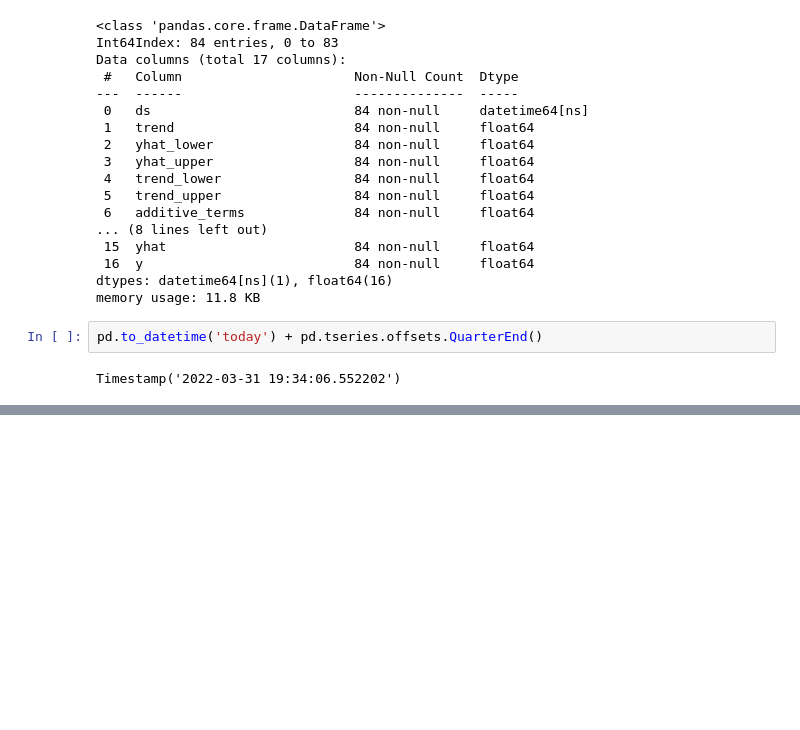
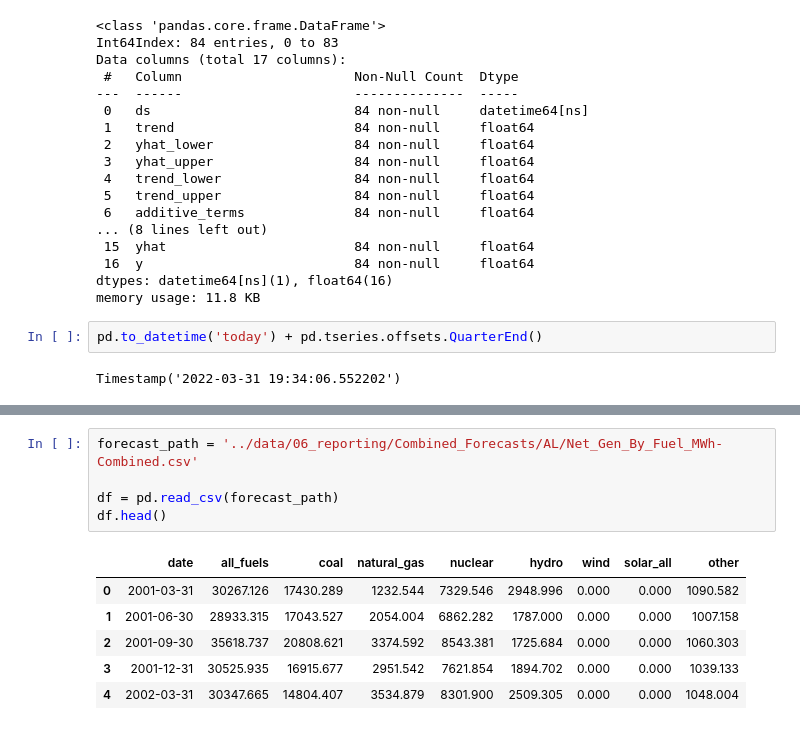
Before and after one commit to devanshmalik/emissions-oracle, a Jupyter notebook: notebooks/0.5-create-base-models-and-forecasts.ipynb, the cells around one changed output, grey strips where cells are left out. Drawn from its saved outputs; the diff is of its cells as text; blank space fills up the shorter version.

```diff
--- a/notebooks/0.5-create-base-models-and-forecasts.ipynb
+++ b/notebooks/0.5-create-base-models-and-forecasts.ipynb
@@ -355,0 +246,12 @@ Timestamp('2022-03-31 19:34:06.552202')
+# %%
+forecast_path = '../data/06_reporting/Combined_Forecasts/AL/Net_Gen_By_Fuel_MWh-Combined.csv'
+
+df = pd.read_csv(forecast_path)
+df.head()
+# %% [output]
+|  | date | all_fuels | coal | natural_gas | nuclear | hydro | wind | solar_all | other |
+| 0 | 2001-03-31 | 30267.126 | 17430.289 | 1232.544 | 7329.546 | 2948.996 | 0.000 | 0.000 | 1090.582 |
+| 1 | 2001-06-30 | 28933.315 | 17043.527 | 2054.004 | 6862.282 | 1787.000 | 0.000 | 0.000 | 1007.158 |
+| 2 | 2001-09-30 | 35618.737 | 20808.621 | 3374.592 | 8543.381 | 1725.684 | 0.000 | 0.000 | 1060.303 |
+| 3 | 2001-12-31 | 30525.935 | 16915.677 | 2951.542 | 7621.854 | 1894.702 | 0.000 | 0.000 | 1039.133 |
+| 4 | 2002-03-31 | 30347.665 | 14804.407 | 3534.879 | 8301.900 | 2509.305 | 0.000 | 0.000 | 1048.004 |
```
Also changed, not shown: parts of 6 cells of this notebook, 6 other files.
